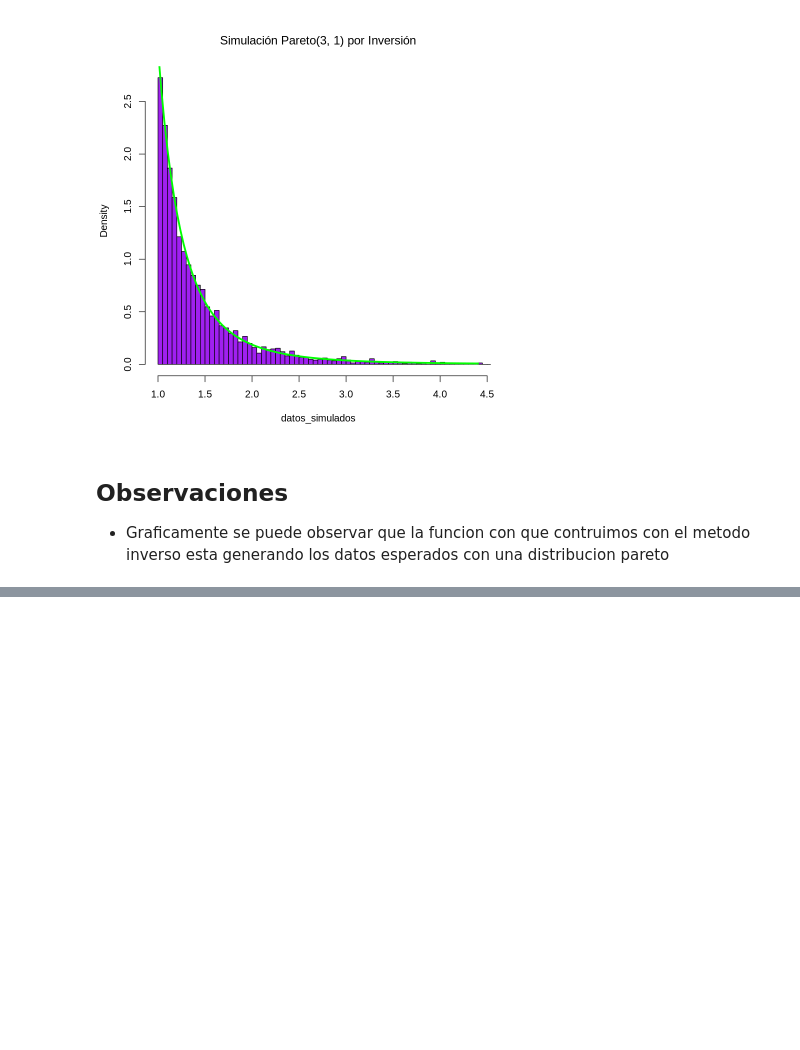
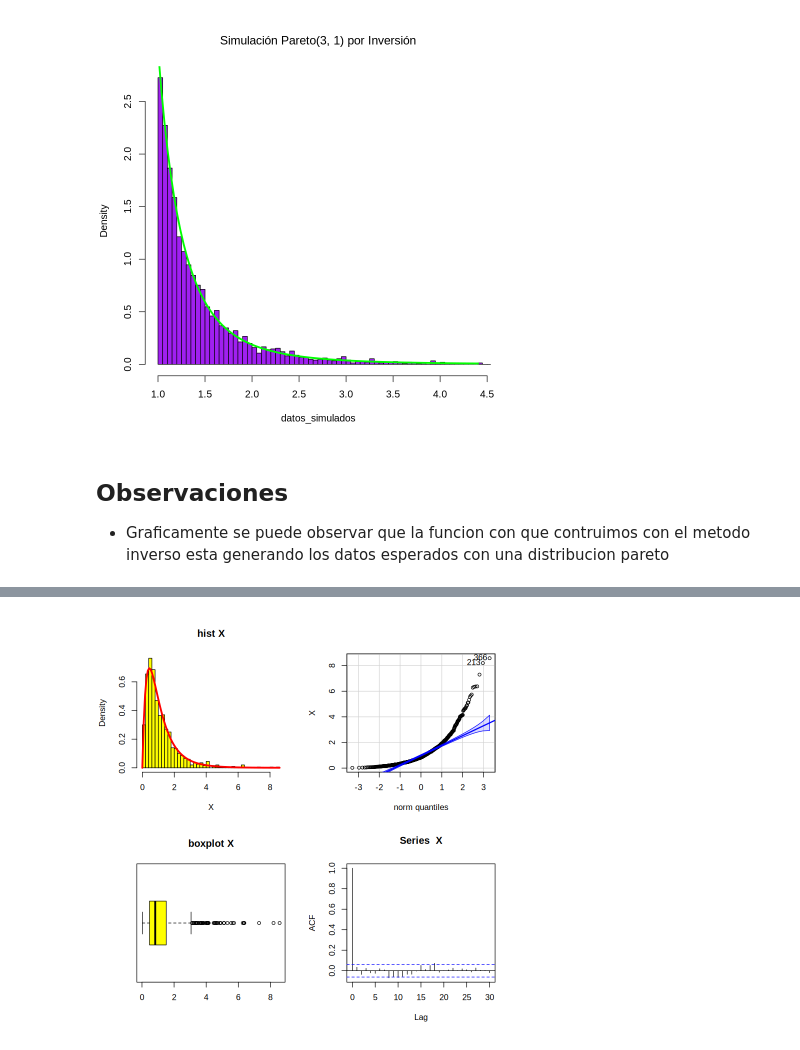
Before and after one commit to Nicolas-Bernal/Simulacion-Estadistica, a Jupyter notebook: Primer Corte/0_Taller.ipynb, the cells around one changed output, grey strips where cells are left out. Cells and saved outputs as stored; diff of their text form; code cells hidden in the pictures; blank space fills up the shorter version.

```diff
--- a/Primer Corte/0_Taller.ipynb
+++ b/Primer Corte/0_Taller.ipynb
@@ -188,0 +294,19 @@ curve(dpareto_std(x, alpha), add = TRUE, col = "green", lwd = 3)
+# %%
+Fi = function(n1,n2,nsim){
+  y1 = rchisq(nsim,df = n1)
+  y2 = rchisq(nsim,df = n2)
+
+  X = (y1/n1)/(y2/n2)
+
+  par(mfrow = c(2,2))
+  hist(X,freq = FALSE,breaks = "FD",col = "yellow",main = "hist X")
+  curve(df(x,df1 = n1,df2 = n2),add = TRUE,lwd = 3,col = "red")
+  qqPlot(X)
+  boxplot(X,horizontal = TRUE,col = "yellow",main = "boxplot X")
+  acf(X)
+
+}
+
+Fi(4,15,1000)
+# %% [output]
+[figure, added]
```
Also changed, not shown: parts of 28 cells of this notebook.
